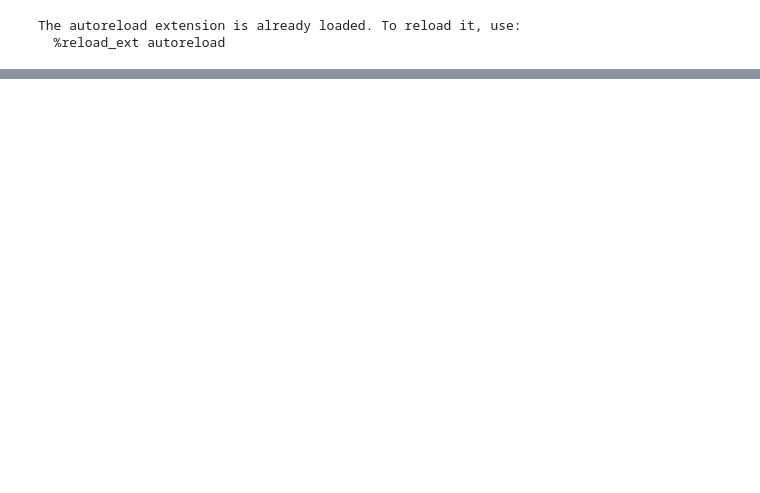
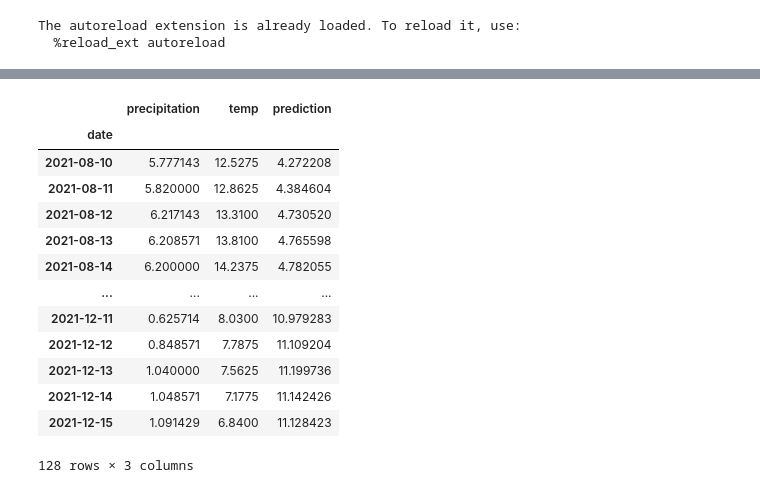
Before and after one commit to c-villalobos/water_pollution, a Jupyter notebook: notebooks/sebvey/v2_plot_from_weatherAPI.ipynb, the cells around one changed output, grey strips where cells are left out. Saved outputs shown, nothing was run; the diff lists cells and outputs as text; code cells hidden in the pictures; blank space fills up the shorter version.

```diff
--- a/notebooks/sebvey/v2_plot_from_weatherAPI.ipynb
+++ b/notebooks/sebvey/v2_plot_from_weatherAPI.ipynb
@@ -34,11 +45,23 @@ util.get_stations_df().sort_values('alt',ascending=False).sort_values('alt',asce
 # %%
-# Resquests the API
-url = 'https://api-te5jtpgwkq-ew.a.run.app/predict'
-params = { 'station_id':6059500}
-response = requests.get(url,params)
-
 # Converts the response to a dataframe
 jr = response.json()
 preddf = pd.DataFrame(jr)
 preddf.date = pd.to_datetime(preddf.date)
 preddf.set_index('date',inplace=True)
+
+preddf
+# %% [output]
+|  | precipitation | temp | prediction |
+| date |  |  |  |
+| 2021-08-10 | 5.777143 | 12.5275 | 4.272208 |
+| 2021-08-11 | 5.820000 | 12.8625 | 4.384604 |
+| 2021-08-12 | 6.217143 | 13.3100 | 4.730520 |
+| 2021-08-13 | 6.208571 | 13.8100 | 4.765598 |
+| 2021-08-14 | 6.200000 | 14.2375 | 4.782055 |
+| ... | ... | ... | ... |
+| 2021-12-11 | 0.625714 | 8.0300 | 10.979283 |
+| 2021-12-12 | 0.848571 | 7.7875 | 11.109204 |
+| 2021-12-13 | 1.040000 | 7.5625 | 11.199736 |
+| 2021-12-14 | 1.048571 | 7.1775 | 11.142426 |
+| 2021-12-15 | 1.091429 | 6.8400 | 11.128423 |
+128 rows × 3 columns
```
Also changed, not shown: parts of 7 cells of this notebook, 1 other file.
